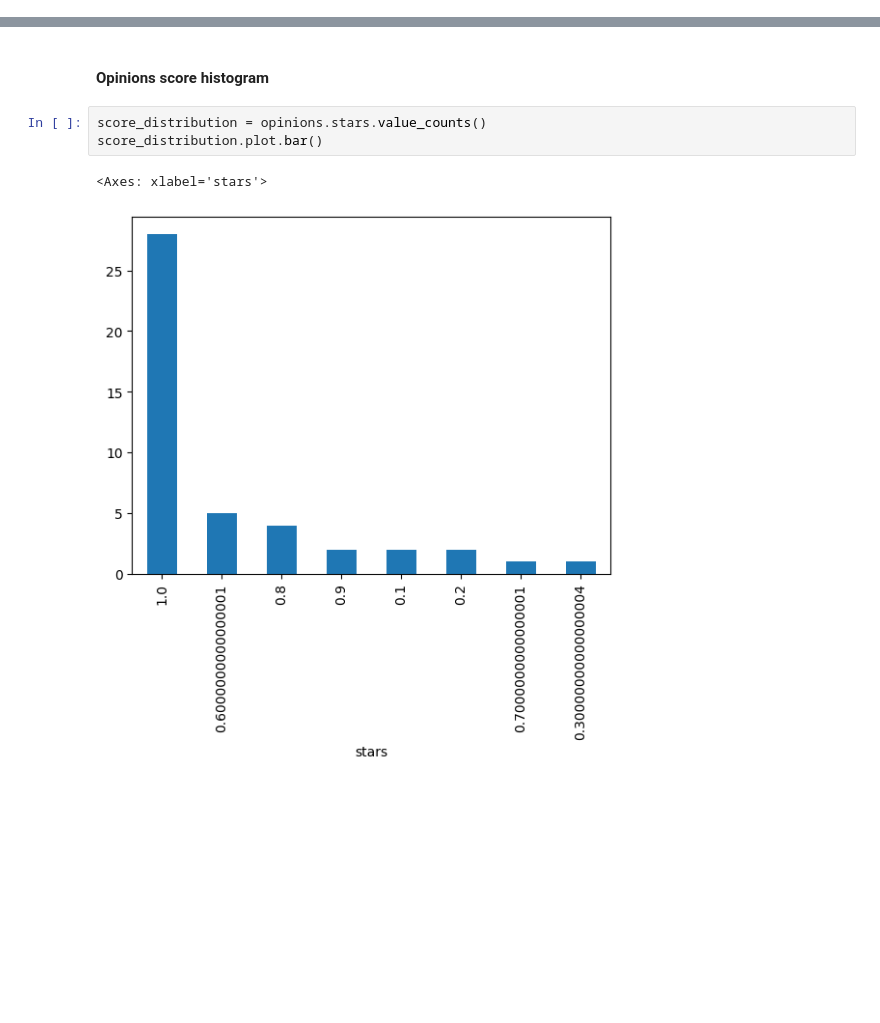
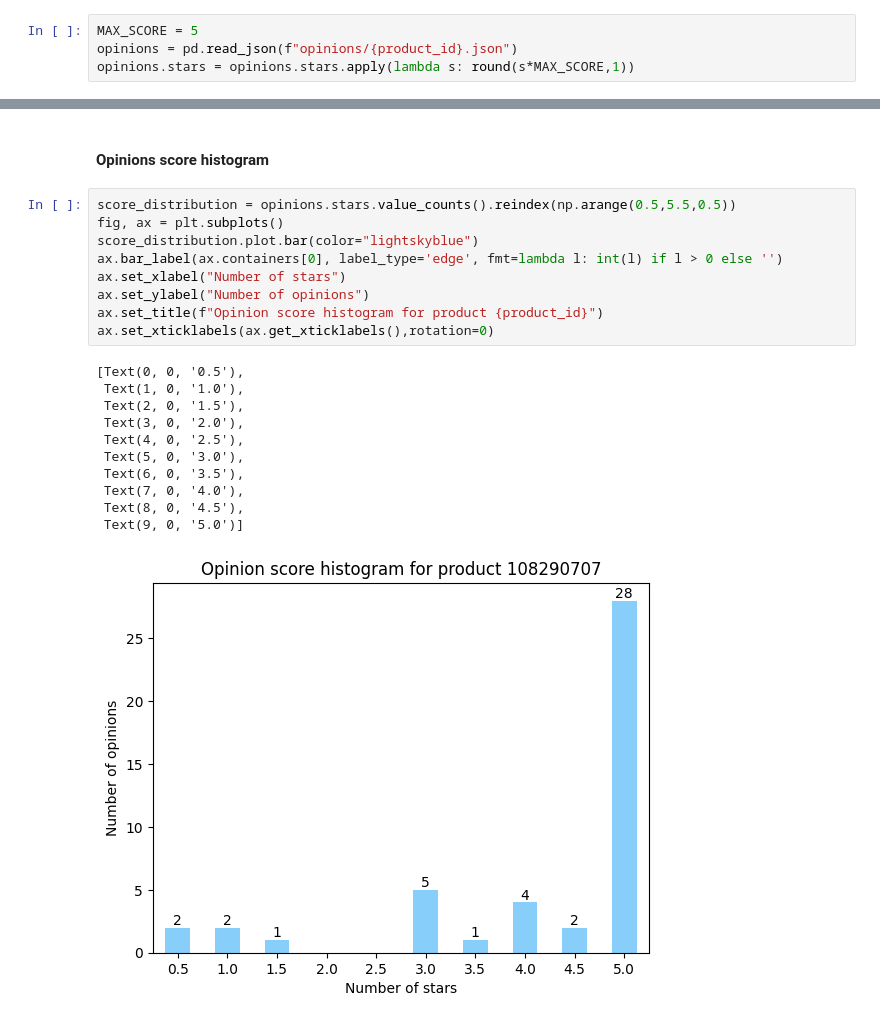
Before and after one commit to hamburger231/CeneoScraperDS, a Jupyter notebook: analyzer.ipynb, the cells around one changed output, grey strips where cells are left out. Drawn from its saved outputs; the diff is of its cells as text; blank space fills up the shorter version.

```diff
--- a/analyzer.ipynb
+++ b/analyzer.ipynb
@@ -20,0 +23,4 @@ opinions = pd.read_json(f"opinions/{product_id}.json")
+# %%
+MAX_SCORE = 5
+opinions = pd.read_json(f"opinions/{product_id}.json")
+opinions.stars = opinions.stars.apply(lambda s: round(s*MAX_SCORE,1))
@@ -31,9 +38,24 @@ average_count
 ## Basic charts
 # %% [markdown]
 #### Opinions score histogram
-# %%
-score_distribution = opinions.stars.value_counts()
-score_distribution.plot.bar()
-# %% [output]
-<Axes: xlabel='stars'>
-[figure, removed]
+# %%
+score_distribution = opinions.stars.value_counts().reindex(np.arange(0.5,5.5,0.5))
+fig, ax = plt.subplots()
+score_distribution.plot.bar(color="lightskyblue")
+ax.bar_label(ax.containers[0], label_type='edge', fmt=lambda l: int(l) if l > 0 else '')
+ax.set_xlabel("Number of stars")
+ax.set_ylabel("Number of opinions")
+ax.set_title(f"Opinion score histogram for product {product_id}")
+ax.set_xticklabels(ax.get_xticklabels(),rotation=0)
+# %% [output]
+[Text(0, 0, '0.5'),
+ Text(1, 0, '1.0'),
+ Text(2, 0, '1.5'),
+ Text(3, 0, '2.0'),
+ Text(4, 0, '2.5'),
+ Text(5, 0, '3.0'),
+ Text(6, 0, '3.5'),
+ Text(7, 0, '4.0'),
+ Text(8, 0, '4.5'),
+ Text(9, 0, '5.0')]
+[figure, added]
```
Also changed, not shown: parts of 7 cells of this notebook.
